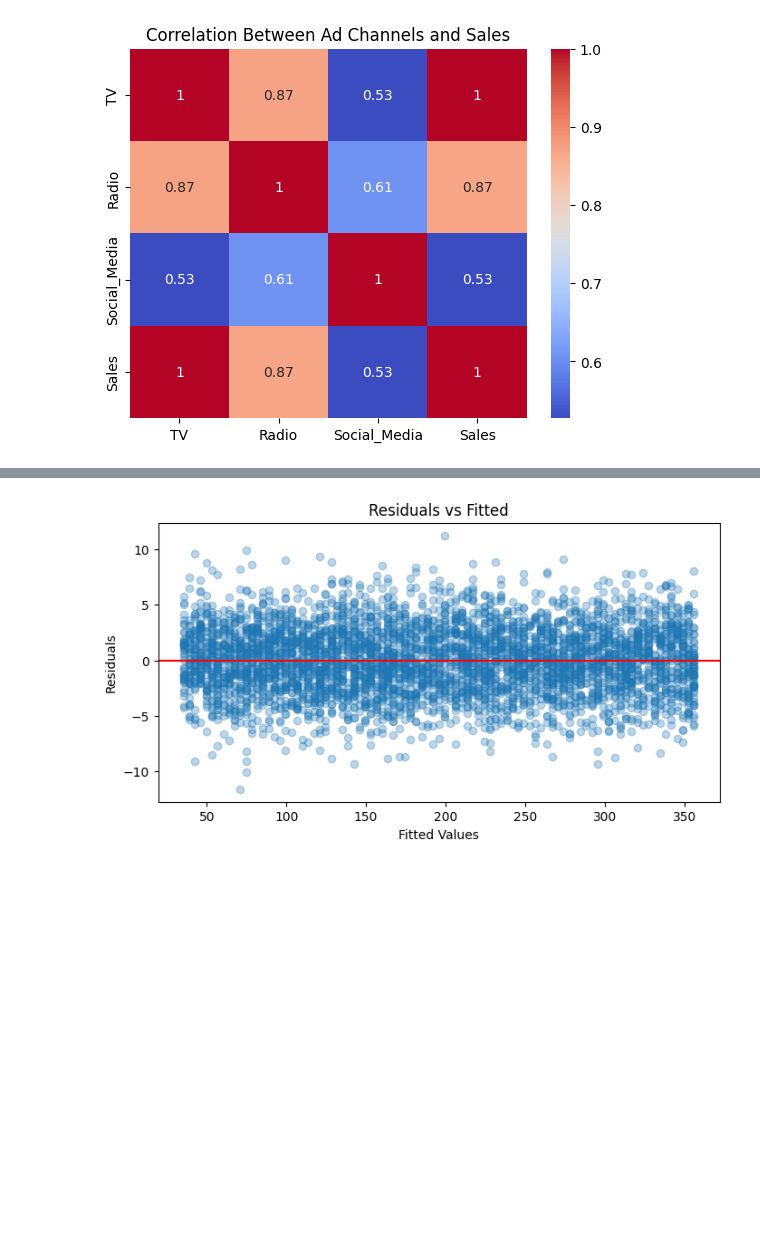
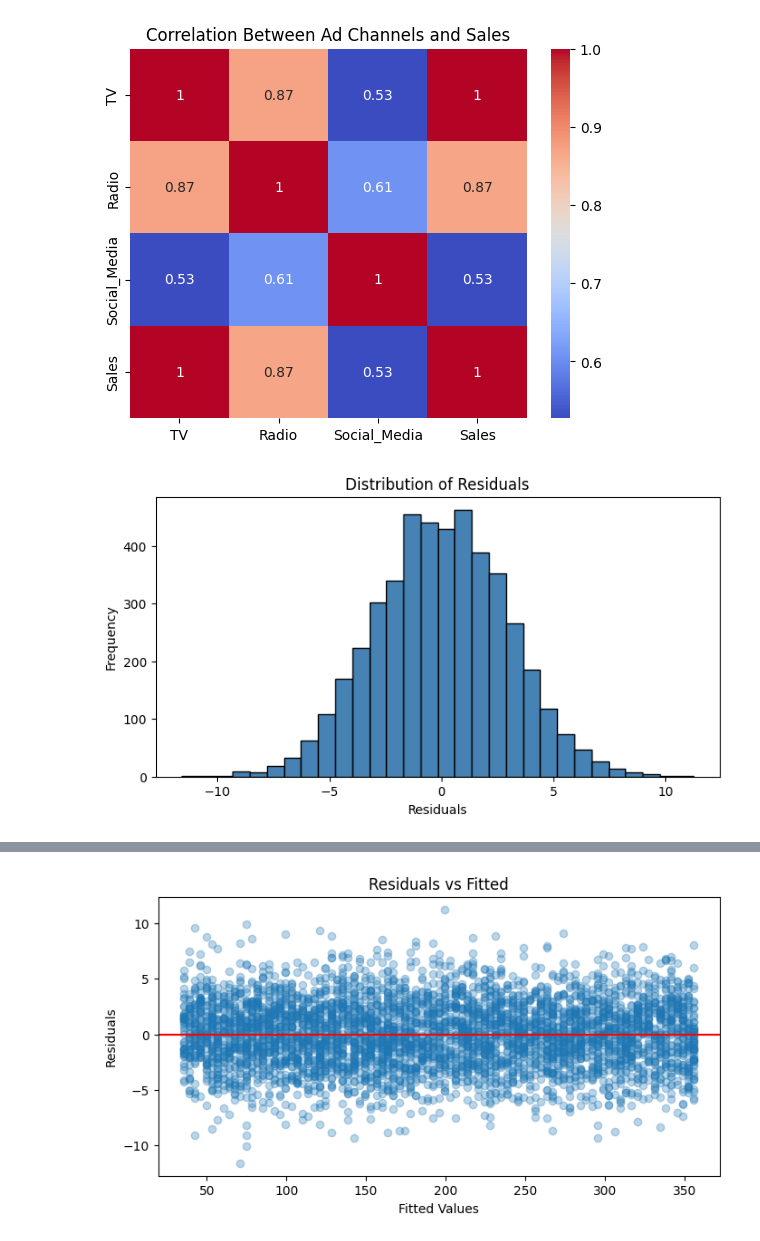
Before and after one commit to STANIYKES/marketing-roi-regression, a Jupyter notebook: regression_analysis.ipynb, the cells around one changed output, grey strips where cells are left out. Cells and saved outputs as stored; diff of their text form; code cells hidden in the pictures; blank space fills up the shorter version.

Commit message:
Fix notebook - add histogram, re-run all cells

```diff
--- a/regression_analysis.ipynb
+++ b/regression_analysis.ipynb
@@ -56,6 +55,16 @@ Radio         0.869158  1.000000      0.606338  0.868638
 Social_Media  0.527687  0.606338      1.000000  0.527446
 Sales         0.999497  0.868638      0.527446  1.000000
 [figure]
+# %%
+# Histogram of residuals
+plt.figure(figsize=(8,4))
+plt.hist(model.resid, bins=30, color='steelblue', edgecolor='black')
+plt.title('Distribution of Residuals')
+plt.xlabel('Residuals')
+plt.ylabel('Frequency')
+plt.show()
+# %% [output]
+[figure, added]
 # %%
 # X = TV (our predictor), y = Sales (what we're predicting)
 X = df['TV']
```
Also changed, not shown: parts of 2 cells of this notebook.
